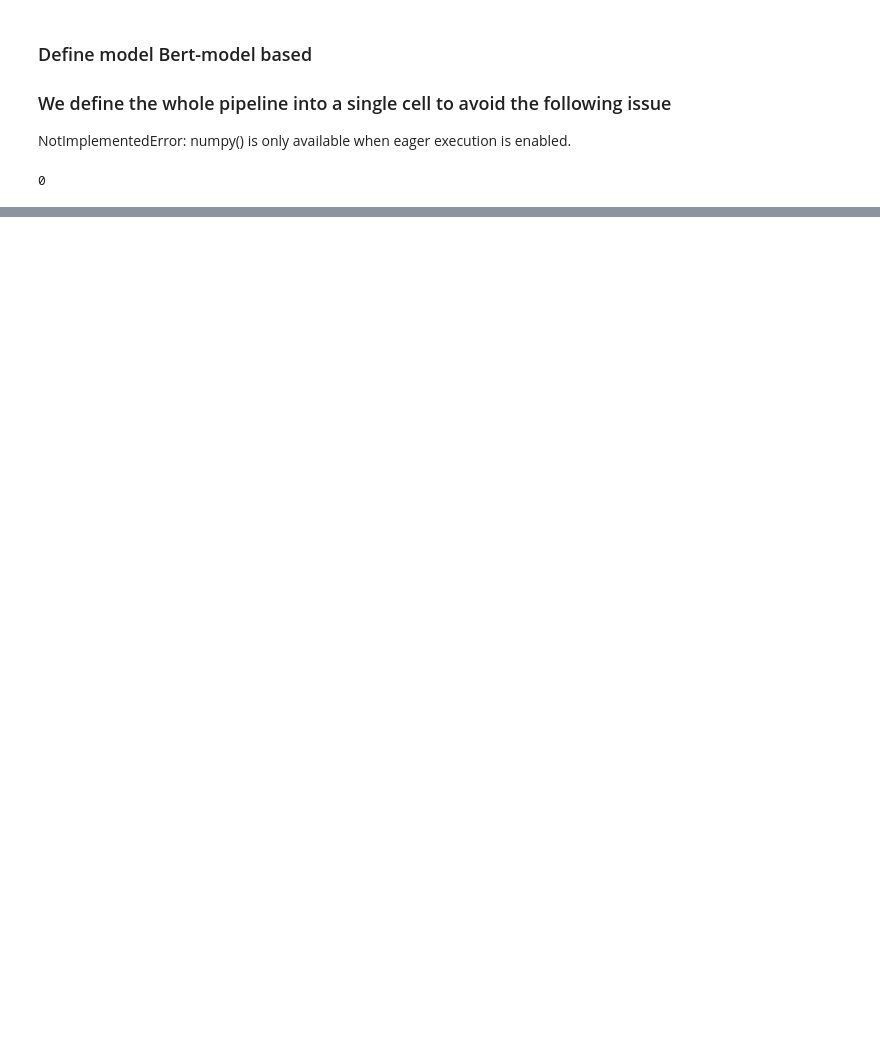
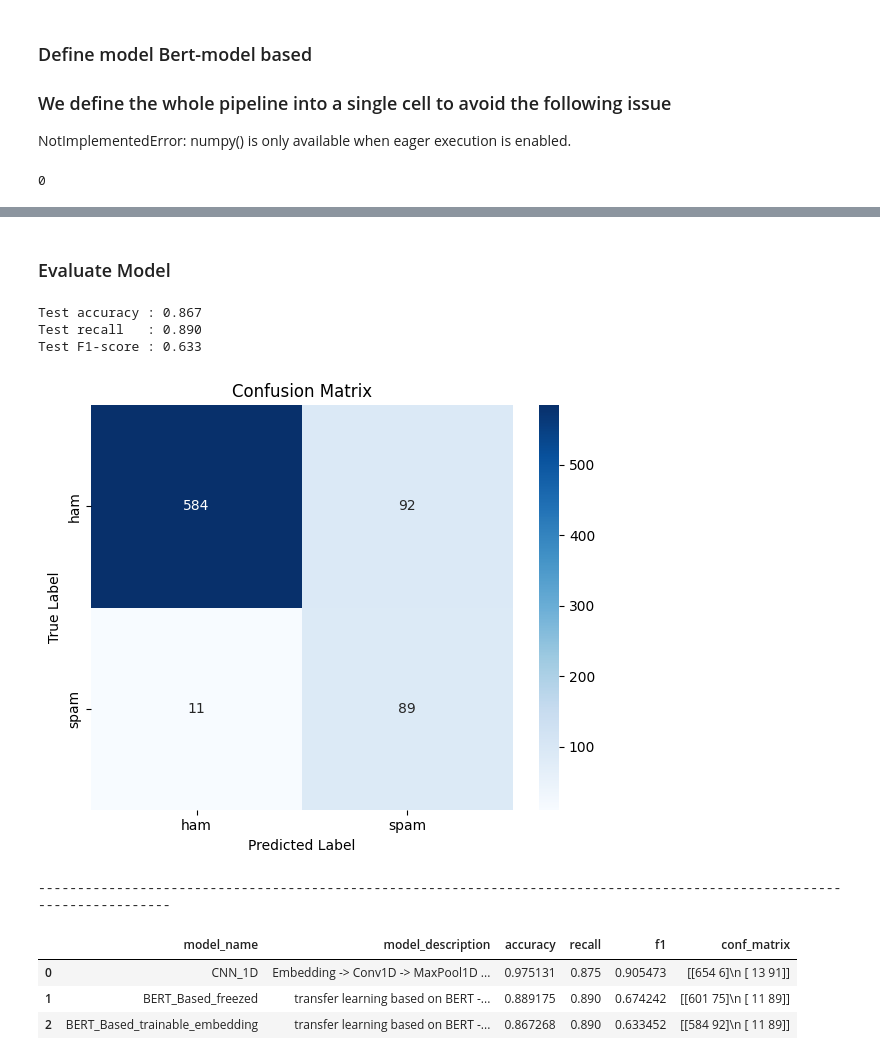
Before and after one commit to pf6511/jedha-dts-ml-deep-att, a Jupyter notebook: DeepLearning_ATT_SpamDetector.ipynb, the cells around one changed output, grey strips where cells are left out. Saved outputs shown, nothing was run; the diff lists cells and outputs as text; code cells hidden in the pictures; blank space fills up the shorter version.

```diff
--- a/DeepLearning_ATT_SpamDetector.ipynb
+++ b/DeepLearning_ATT_SpamDetector.ipynb
@@ -945,0 +1063,10 @@ confusion matrix
+# %%
+bert_model, bert_model_history, test_ds = run_pipeline(
+    raw_text_list=raw_text_list,
+    raw_binary_label_list=labels,
+    use_class_weights=True,
+    unfreeze_embeddings=True,
+    unfreeze_last_n_layers=0,
+    add_hidden_head=False,
+    epochs=BERT_MODELS_NB_EPOCHS
+)
@@ -945,0 +1097,19 @@ confusion matrix
+# %% [markdown]
+### Evaluate Model ###
+# %%
+cm_result, metrics_dict  = evaluate_model(bert_model,test_ds)
+register_model_metrics(models_evaluation_summary_dtf,model_name='BERT_Based_trainable_embedding',model_description='transfer learning based on BERT - With embedding layer trainable', confusion_matrix=cm_result,metrics_dict=metrics_dict)
+print()
+print("------------"*10)
+print()
+models_evaluation_summary_dtf.head(3)
+# %% [output]
+Test accuracy : 0.867
+Test recall   : 0.890
+Test F1-score : 0.633
+[figure, added]
+------------------------------------------------------------------------------------------------------------------------
+|  | model_name | model_description | accuracy | recall | f1 | conf_matrix |
+| 0 | CNN_1D | Embedding -> Conv1D -> MaxPool1D ... | 0.975131 | 0.875 | 0.905473 | [[654 6]\n [ 13 91]] |
+| 1 | BERT_Based_freezed | transfer learning based on BERT -... | 0.889175 | 0.890 | 0.674242 | [[601 75]\n [ 11 89]] |
+| 2 | BERT_Based_trainable_embedding | transfer learning based on BERT -... | 0.867268 | 0.890 | 0.633452 | [[584 92]\n [ 11 89]] |
```
Also changed, not shown: parts of 74 cells of this notebook.
